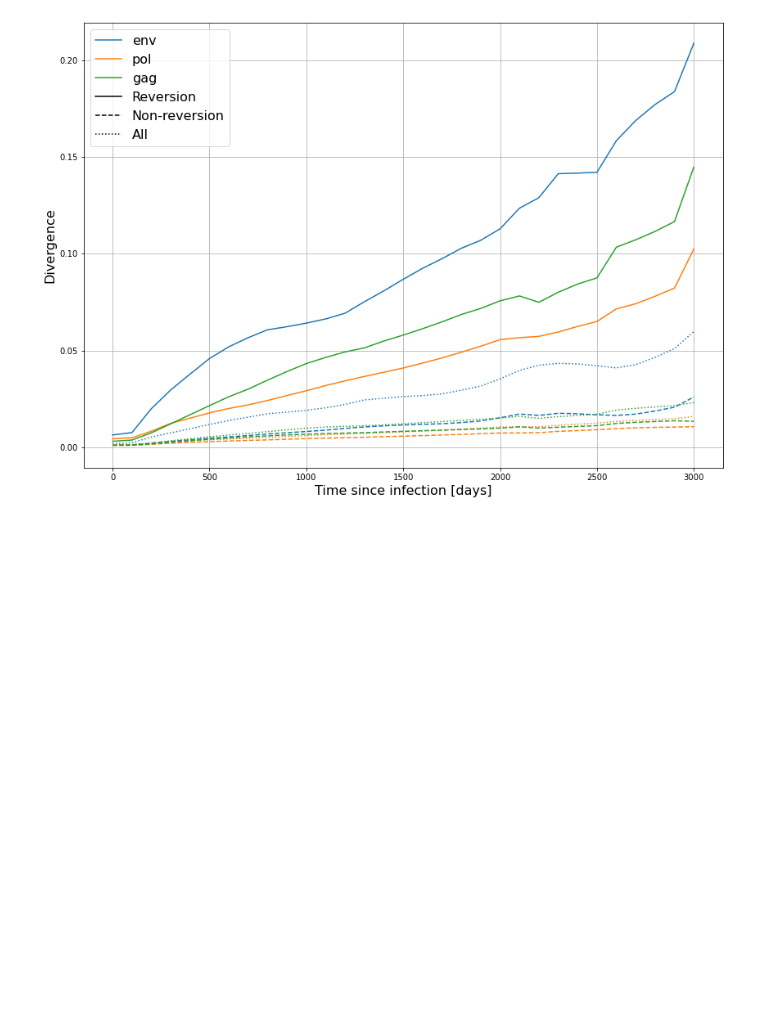
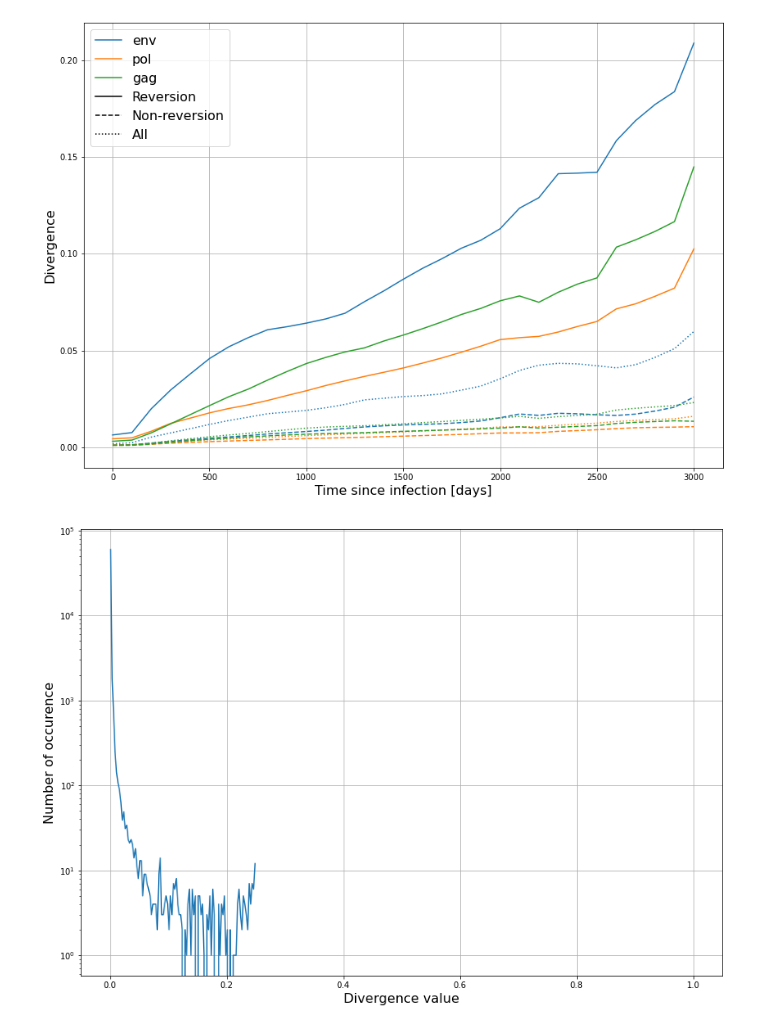
Before and after one commit to neherlab/HIVEVO_recombination, a Jupyter notebook: notebooks/paper_draft/divergence.ipynb, the cells around one changed output. Drawn from its saved outputs; the diff is of its cells as text; code cells hidden in the pictures; blank space fills up the shorter version.

Commit message:
Checked the histogram of divergence values and relative contribution

```diff
--- a/notebooks/paper_draft/divergence.ipynb
+++ b/notebooks/paper_draft/divergence.ipynb
@@ -29,3 +29,25 @@ plt.legend(fontsize=fontsize)
 plt.show()
 # %% [output]
 [figure]
+# %%
+# first timepoints
+patient_names = ["p1", "p2", "p3", "p4", "p5", "p6", "p8", "p9", "p11"]
+all_div_vector = np.array([])
+for ii, region in enumerate(["env", "pol", "gag"]):
+    for patient_name in patient_names:
+        all_div_vector = np.concatenate(
+            (all_div_vector, divergence_dict[region][patient_name]["div_matrix"][0, :].flatten()))
+
+hist, bins = np.histogram(all_div_vector, bins=100)
+bins = 0.5*(bins[:-1] + bins[1:])
+
+plt.figure(figsize=(14,10))
+plt.plot(bins, hist)
+plt.grid()
+plt.xlabel("Divergence value", fontsize=16)
+plt.ylabel("Number of occurence", fontsize=16)
+plt.yscale("log")
+plt.xlim([-0.05,1.05])
+plt.show()
+# %% [output]
+[figure, added]
```
Also changed, not shown: parts of 1 cell of this notebook, 1 other file.
